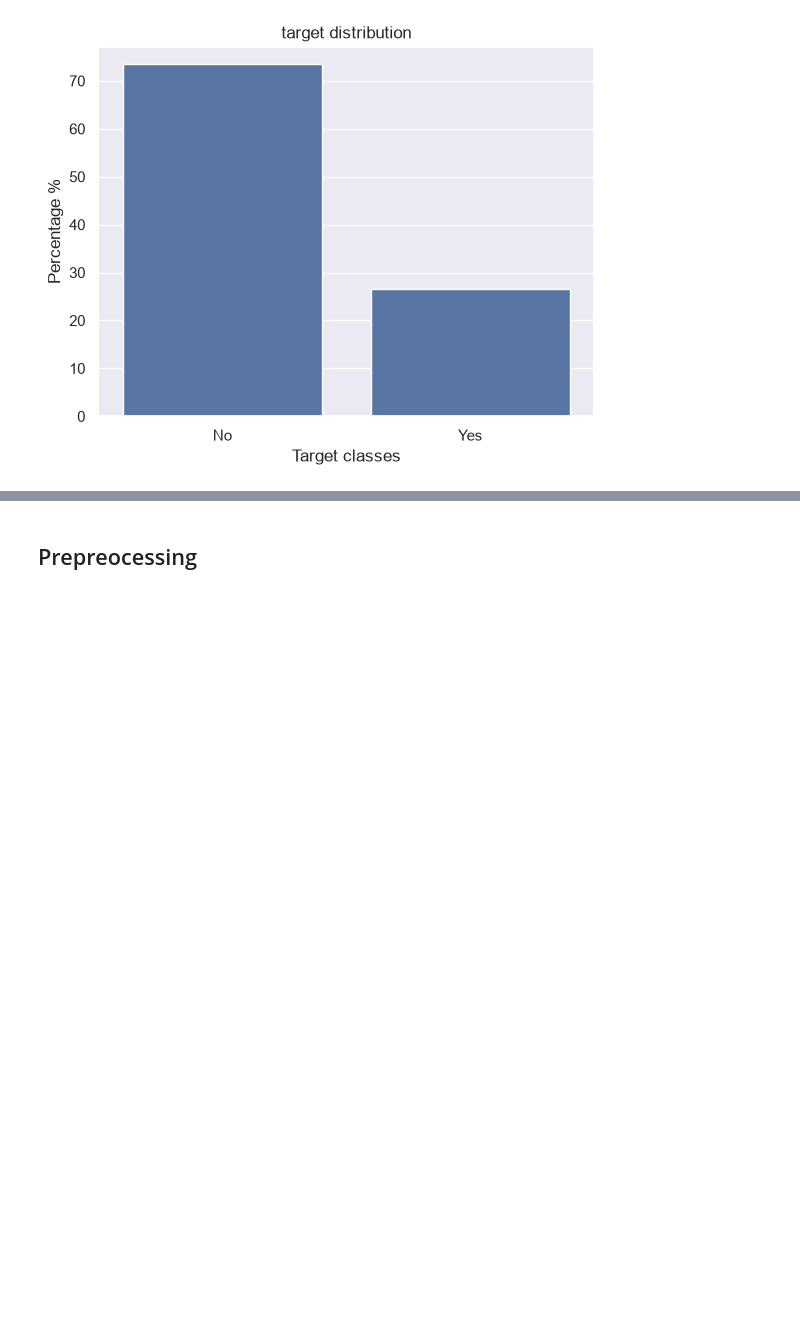
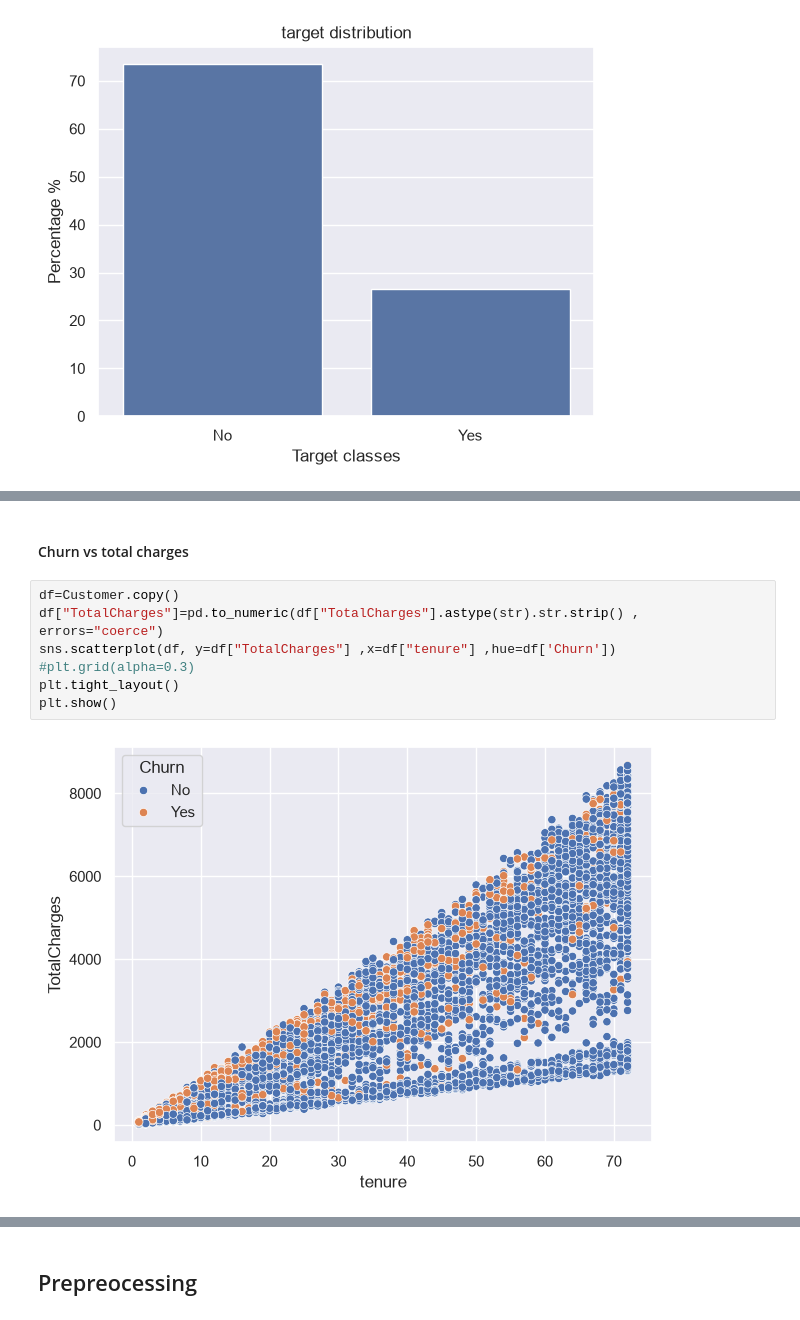
Before and after one commit to rabe156/Telco-Customer-Churn-Prediction, a Jupyter notebook: notebooks/customer_churn_analysis.ipynb, the cells around one changed output, grey strips where cells are left out. Saved outputs shown, nothing was run; the diff lists cells and outputs as text; blank space fills up the shorter version.

```diff
--- a/notebooks/customer_churn_analysis.ipynb
+++ b/notebooks/customer_churn_analysis.ipynb
@@ -199,0 +326,11 @@ we have an imbalanced Dataset with  74 for for negative churn and 26 for postive
+# %% [markdown]
+#### Churn vs total charges
+# %%
+df=Customer.copy()
+df["TotalCharges"]=pd.to_numeric(df["TotalCharges"].astype(str).str.strip() , errors="coerce")
+sns.scatterplot(df, y=df["TotalCharges"] ,x=df["tenure"] ,hue=df['Churn'])
+#plt.grid(alpha=0.3)
+plt.tight_layout()
+plt.show()
+# %% [output]
+[figure, added]
```
Also changed, not shown: parts of 24 cells of this notebook.
